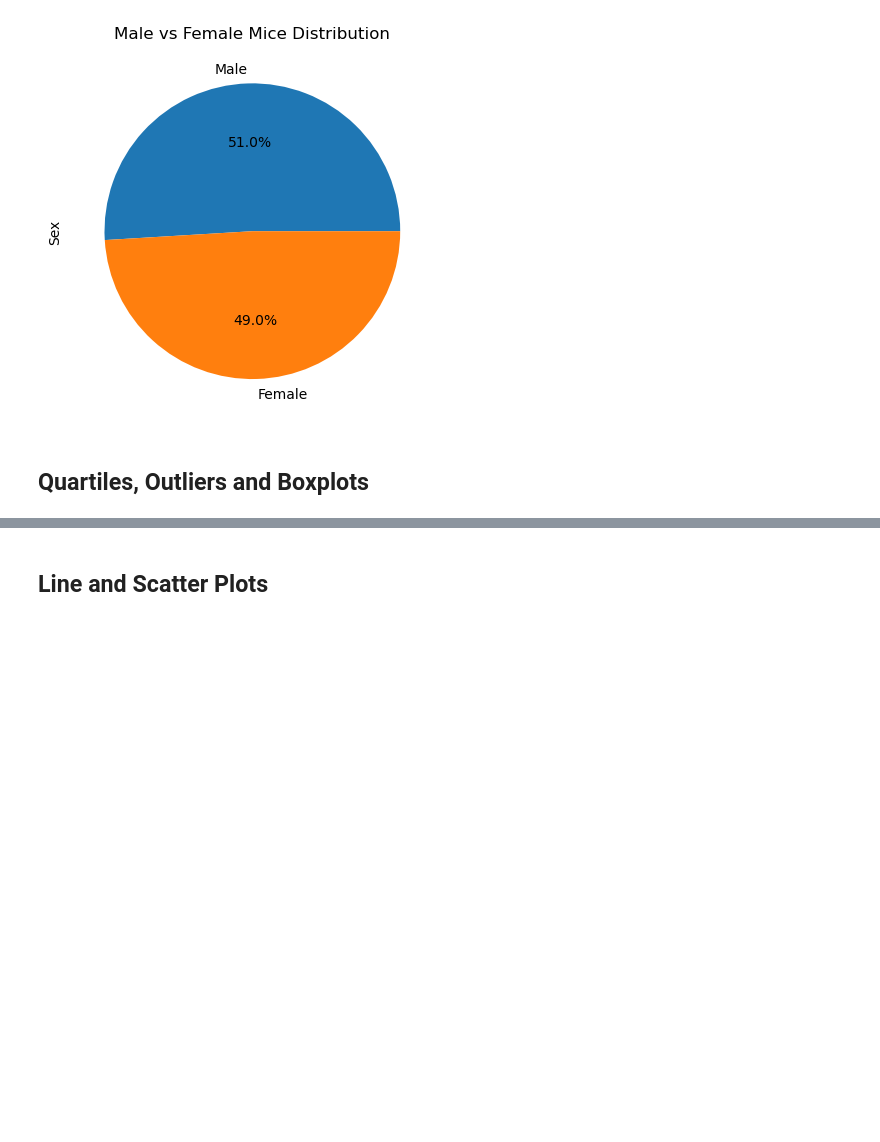
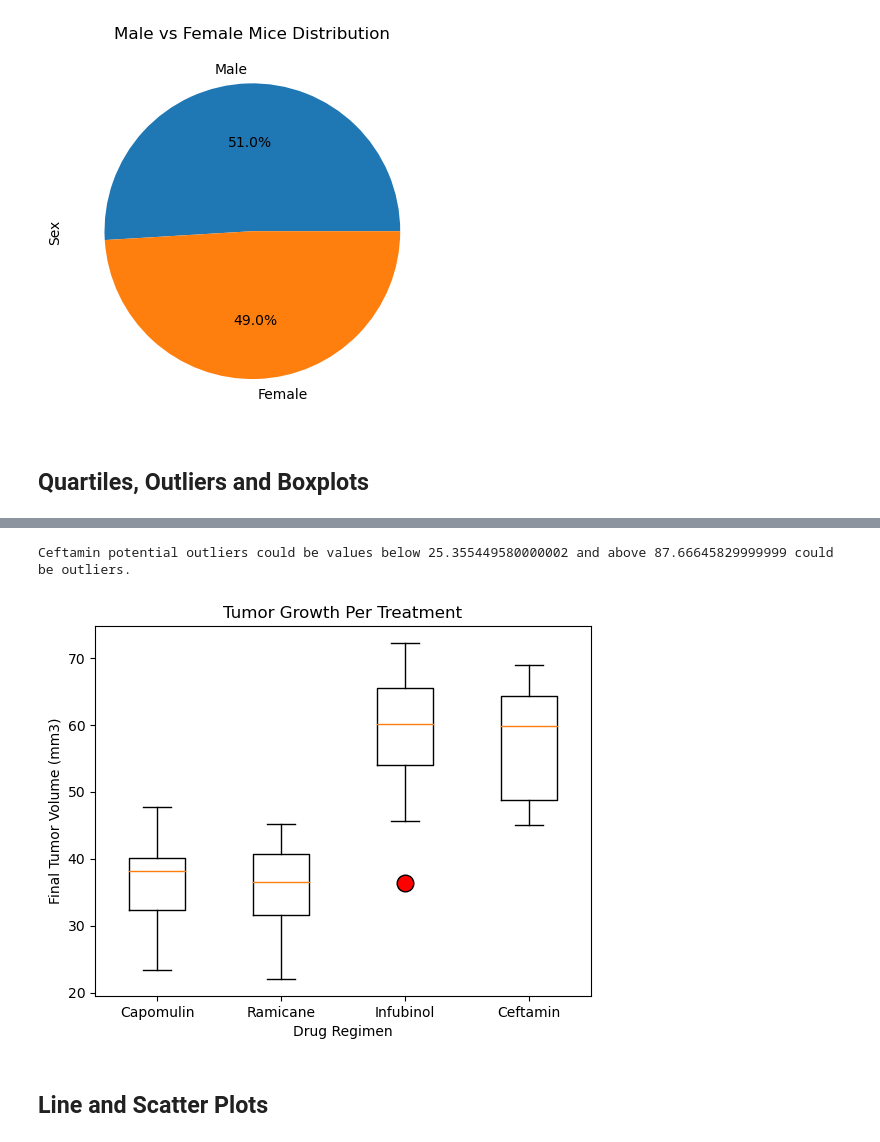
Before and after one commit to faceadversity/matplotlib-challenge, a Jupyter notebook: pymaceuticals_starter.ipynb, the cells around one changed output, grey strips where cells are left out. Cells and saved outputs as stored; diff of their text form; code cells hidden in the pictures; blank space fills up the shorter version.

```diff
--- a/pymaceuticals_starter.ipynb
+++ b/pymaceuticals_starter.ipynb
@@ -244,0 +289,7 @@ merged_tp_df
+# %%
+# Infubinol
+# Determining Infubinol last (greatest) timepoint for each mouse
+infu_last = infu_df.groupby('Mouse ID').max()['Timepoint']
+infu_last_vol = pd.DataFrame(infu_last)
+infu_last_merge = pd.merge(infu_last_vol, mouse_clean_df, on=("Mouse ID","Timepoint"),how="left")
+infu_last_merge.head(10)
@@ -244,0 +326,7 @@ merged_tp_df
+# %%
+# Ceftamin
+# Determining Ceftamin last (greatest) timepoint for each mouse
+ceft_last = ceft_df.groupby('Mouse ID').max()['Timepoint']
+ceft_last_vol = pd.DataFrame(ceft_last)
+ceft_last_merge = pd.merge(ceft_last_vol, mouse_clean_df, on=("Mouse ID","Timepoint"),how="left")
+ceft_last_merge.head(10)
@@ -245,3 +345,37 @@ merged_tp_df
+# %%
+# Merging this group df with the original dataframe to get the tumor volume at the last timepoint
+tumor_vol4 = ceft_last_merge["Tumor Volume (mm3)"]
+
+# Calculating the IQR for Infubinol
+quart4 = tumor_vol4.quantile([.25,.5,.75])
+lowerqrt4 = quart4[0.25]
+upperqrt4 = quart4[0.75]
+iqr4 = upperqrt4-lowerqrt4
+
+# Determine outliers using upper and lower bounds
+lower_bound4 = lowerqrt4 - (1.5*iqr4)
+upper_bound4 = upperqrt4 + (1.5*iqr4)
+
+# Looking for any potential outliers
+print(f"Ceftamin potential outliers could be values below {lower_bound4} and above {upper_bound4} could be outliers.")
+# %% [output]
+Ceftamin potential outliers could be values below 25.355449580000002 and above 87.66645829999999 could be outliers.
+# %%
+# Generate a box plot that shows the distrubution of the tumor volume for each treatment group.
+tvol_box_plot = [tumor_vol, tumor_vol2, tumor_vol3, tumor_vol4]
+flierprops = dict(marker='o', markerfacecolor='r', markersize=12, linestyle='none')
+
+fig1, ax1 = plt.subplots()
+ax1.set_title('Tumor Growth Per Treatment')
+ax1.set_ylabel('Final Tumor Volume (mm3)')
+ax1.set_xlabel('Drug Regimen')
+
+ax1.boxplot(tvol_box_plot, flierprops=flierprops, labels=treatment_list)
+
+plt.savefig('Tumor Boxplot')
+plt.show()
+# %% [output]
+[figure, added]
 # %% [markdown]
 ## Line and Scatter Plots
 # %%
```
Also changed, not shown: parts of 21 cells of this notebook.
